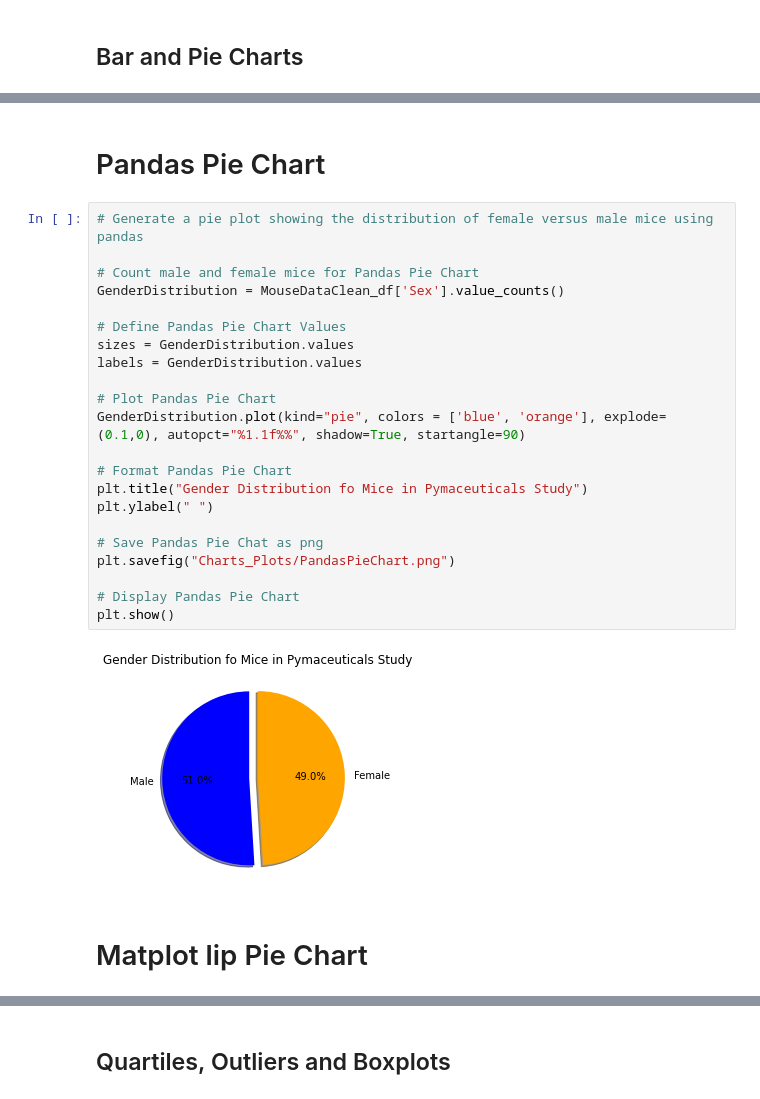
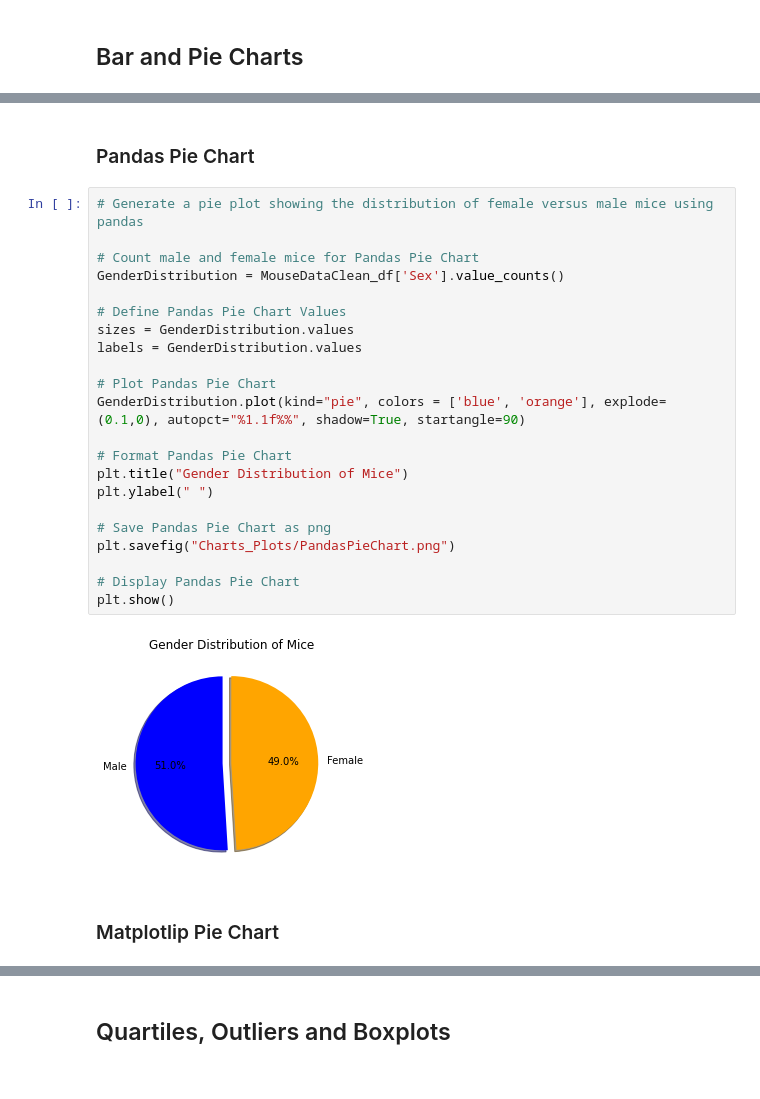
Before and after one commit to AlineHornoff/Pymaceuticals_challenge, a Jupyter notebook: Pymaceuticals/pymaceuticals_starter.ipynb, the cells around one changed output, grey strips where cells are left out. Saved outputs shown, nothing was run; the diff lists cells and outputs as text.

```diff
--- a/Pymaceuticals/pymaceuticals_starter.ipynb
+++ b/Pymaceuticals/pymaceuticals_starter.ipynb
@@ -237,31 +238,31 @@ plt.show()
 # %% [markdown]
-# Pandas Pie Chart
+### Pandas Pie Chart
 # %%
 # Generate a pie plot showing the distribution of female versus male mice using pandas
 
 # Count male and female mice for Pandas Pie Chart
 GenderDistribution = MouseDataClean_df['Sex'].value_counts()
 
 # Define Pandas Pie Chart Values
 sizes = GenderDistribution.values
 labels = GenderDistribution.values
 
 # Plot Pandas Pie Chart
 GenderDistribution.plot(kind="pie", colors = ['blue', 'orange'], explode=(0.1,0), autopct="%1.1f%%", shadow=True, startangle=90)
 
 # Format Pandas Pie Chart
-plt.title("Gender Distribution fo Mice in Pymaceuticals Study")
+plt.title("Gender Distribution of Mice")
 plt.ylabel(" ")
 
-# Save Pandas Pie Chat as png
+# Save Pandas Pie Chart as png
 plt.savefig("Charts_Plots/PandasPieChart.png")
 
 # Display Pandas Pie Chart
 plt.show()
 # %% [output]
-[figure, old version]
+[figure, new version]
 # %% [markdown]
-# Matplot lip Pie Chart
+### Matplotlip Pie Chart
 # %%
 # Generate a pie plot showing the distribution of female versus male mice using pyplot
 
```
Also changed, not shown: parts of 10 cells of this notebook, 5 other files.
